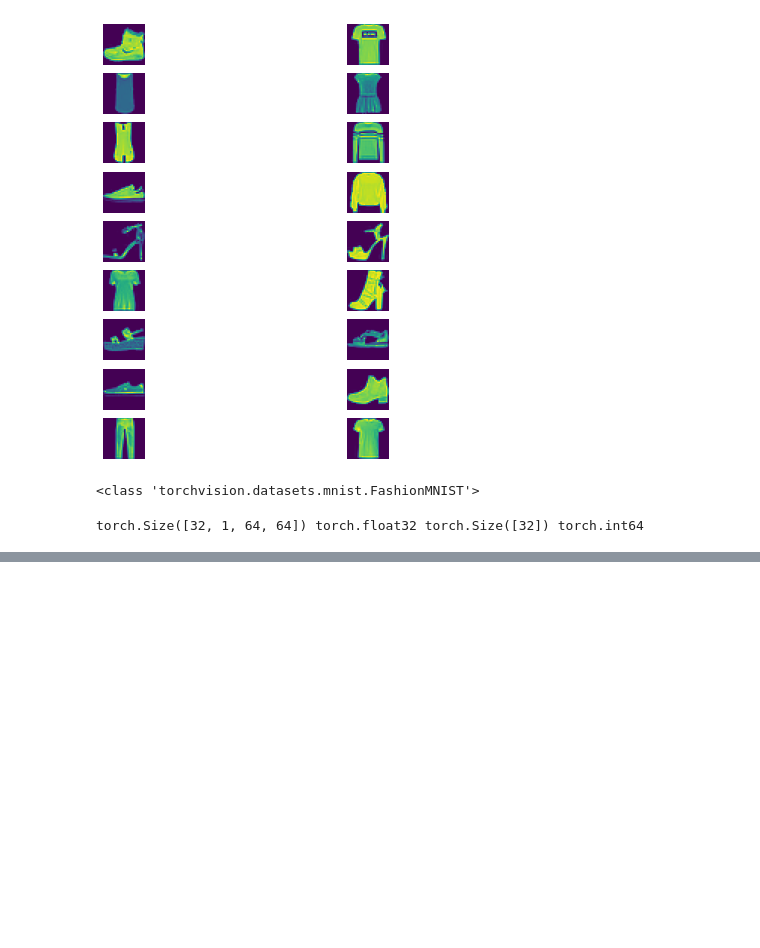
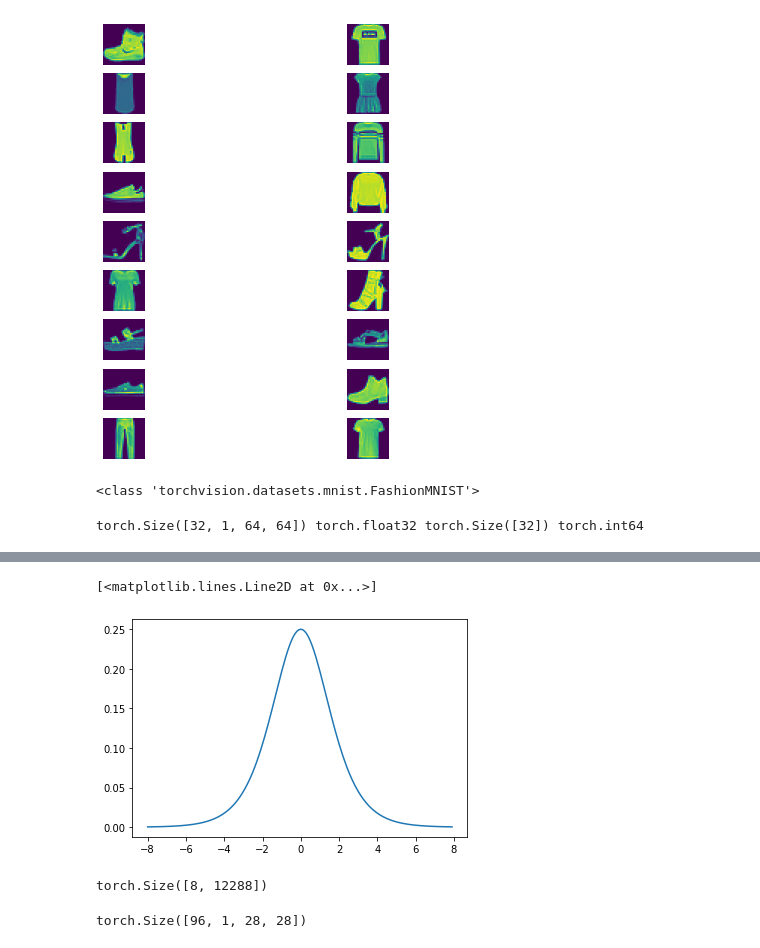
Before and after one commit to Serein2/GraphEmbedding, a Jupyter notebook: 深度学习/test.ipynb, the cells around one changed output, grey strips where cells are left out. Drawn from its saved outputs; the diff is of its cells as text; code cells hidden in the pictures; blank space fills up the shorter version.

```diff
--- a/深度学习/test.ipynb
+++ b/深度学习/test.ipynb
@@ -88,0 +232,5 @@ torch.Size([32, 1, 64, 64]) torch.float32 torch.Size([32]) torch.int64
+# %%
+plt.plot(x.detach(), x.grad)
+# %% [output]
+[<matplotlib.lines.Line2D at 0x...>]
+[figure, added]
@@ -88,0 +239,7 @@ torch.Size([32, 1, 64, 64]) torch.float32 torch.Size([32]) torch.int64
+# %%
+a = torch.randn(8,3,64,64)
+F = torch.nn.Flatten()
+a1 = F(a)
+a1.shape
+# %% [output]
+torch.Size([8, 12288])
@@ -88,0 +250,4 @@ torch.Size([32, 1, 64, 64]) torch.float32 torch.Size([32]) torch.int64
+# %%
+X.shape
+# %% [output]
+torch.Size([96, 1, 28, 28])
```
Also changed, not shown: parts of 29 cells of this notebook, 6 other files.
